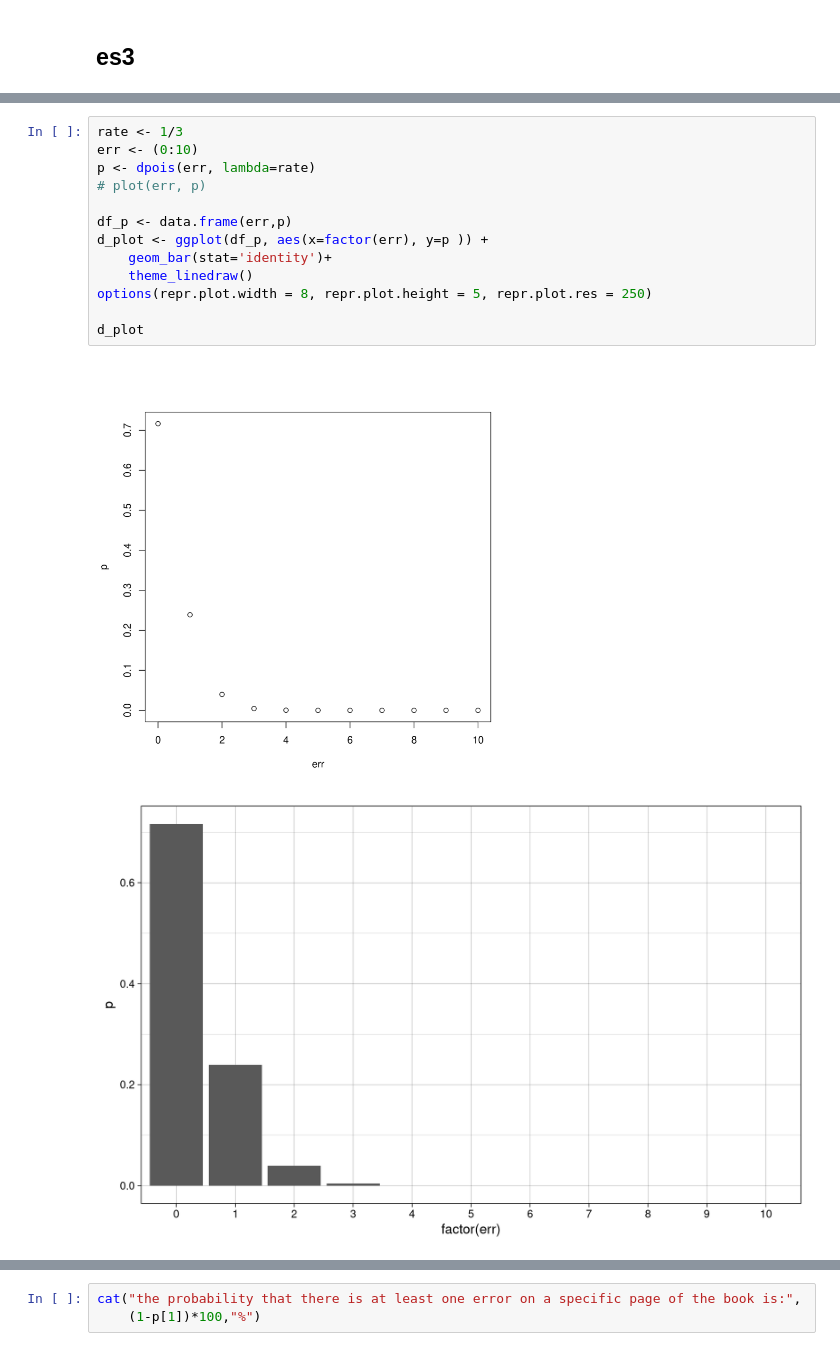
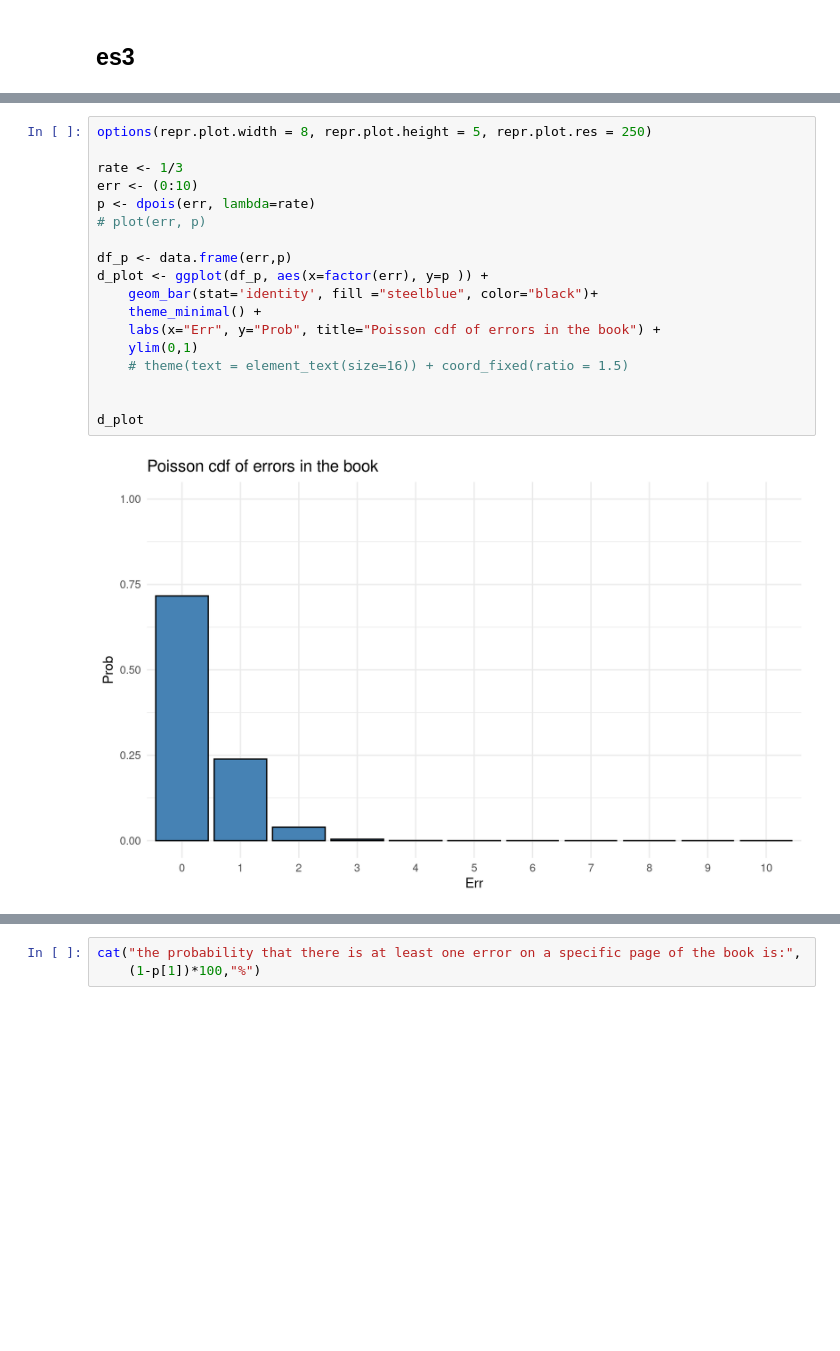
Before and after one commit to PietroCappelli/Advance_stat, a Jupyter notebook: Exercises/exercises02.ipynb, the cells around one changed output, grey strips where cells are left out. Cells and saved outputs as stored; diff of their text form; blank space fills up the shorter version.

```diff
--- a/Exercises/exercises02.ipynb
+++ b/Exercises/exercises02.ipynb
@@ -81,18 +79,22 @@ N(2, 2, l)
 # %%
+options(repr.plot.width = 8, repr.plot.height = 5, repr.plot.res = 250)
+
 rate <- 1/3
 err <- (0:10)
 p <- dpois(err, lambda=rate)
 # plot(err, p)
 
 df_p <- data.frame(err,p)
 d_plot <- ggplot(df_p, aes(x=factor(err), y=p )) +
-    geom_bar(stat='identity')+
-    theme_linedraw()
-options(repr.plot.width = 8, repr.plot.height = 5, repr.plot.res = 250)
+    geom_bar(stat='identity', fill ="steelblue", color="black")+
+    theme_minimal() +
+    labs(x="Err", y="Prob", title="Poisson cdf of errors in the book") +
+    ylim(0,1)
+    # theme(text = element_text(size=16)) + coord_fixed(ratio = 1.5)
+
 
 d_plot
 # %% [output]
-[figure, old version]
+[figure, new version]
-[figure, removed]
 # %%
 cum <- ppois(err, rate)
```
Also changed, not shown: parts of 25 cells of this notebook.
